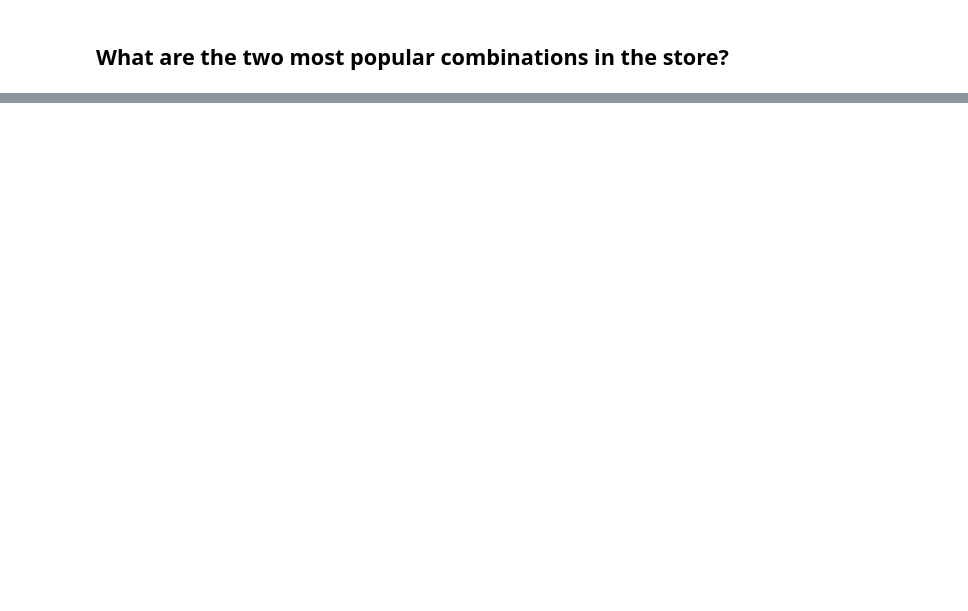
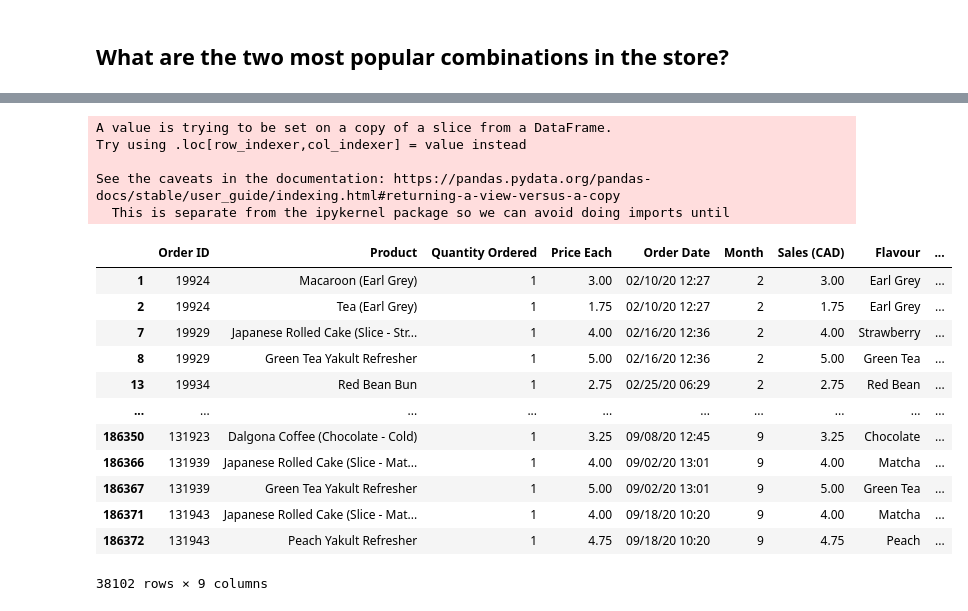
Before and after one commit to Monica-Vu/Sweets-Shop-Mock-Data, a Jupyter notebook: Bakery_Items_Sales_Analysis.ipynb, the cells around one changed output, grey strips where cells are left out. Cells and saved outputs as stored; diff of their text form; code cells hidden in the pictures; blank space fills up the shorter version.

```diff
--- a/Bakery_Items_Sales_Analysis.ipynb
+++ b/Bakery_Items_Sales_Analysis.ipynb
@@ -206,0 +215,5 @@ number_products_sold.idxmax()
+# %%
+# https://thispointer.com/pandas-find-duplicate-rows-in-a-dataframe-based-on-all-or-selected-columns-using-dataframe-duplicated-in-python/
+# https://pandas.pydata.org/pandas-docs/stable/reference/api/pandas.DataFrame.duplicated.html
+
+multiOrderDF = all_data[all_data['Order ID'].duplicated(keep=False)]
@@ -206,0 +236,24 @@ number_products_sold.idxmax()
+# %%
+# source: https://pbpython.com/pandas_transform.html
+
+multiOrderDF['Combination'] = multiOrderDF.groupby('Order ID')['Product'].transform(lambda x: ','.join(x))
+multiOrderDF
+# %% [output]
+A value is trying to be set on a copy of a slice from a DataFrame.
+Try using .loc[row_indexer,col_indexer] = value instead
+
+See the caveats in the documentation: https://pandas.pydata.org/pandas-docs/stable/user_guide/indexing.html#returning-a-view-versus-a-copy
+  This is separate from the ipykernel package so we can avoid doing imports until
+|  | Order ID | Product | Quantity Ordered | Price Each | Order Date | Month | Sales (CAD) | Flavour | ... |
+| 1 | 19924 | Macaroon (Earl Grey) | 1 | 3.00 | 02/10/20 12:27 | 2 | 3.00 | Earl Grey | ... |
+| 2 | 19924 | Tea (Earl Grey) | 1 | 1.75 | 02/10/20 12:27 | 2 | 1.75 | Earl Grey | ... |
+| 7 | 19929 | Japanese Rolled Cake (Slice - Str... | 1 | 4.00 | 02/16/20 12:36 | 2 | 4.00 | Strawberry | ... |
+| 8 | 19929 | Green Tea Yakult Refresher | 1 | 5.00 | 02/16/20 12:36 | 2 | 5.00 | Green Tea | ... |
+| 13 | 19934 | Red Bean Bun | 1 | 2.75 | 02/25/20 06:29 | 2 | 2.75 | Red Bean | ... |
+| ... | ... | ... | ... | ... | ... | ... | ... | ... | ... |
+| 186350 | 131923 | Dalgona Coffee (Chocolate - Cold) | 1 | 3.25 | 09/08/20 12:45 | 9 | 3.25 | Chocolate | ... |
+| 186366 | 131939 | Japanese Rolled Cake (Slice - Mat... | 1 | 4.00 | 09/02/20 13:01 | 9 | 4.00 | Matcha | ... |
+| 186367 | 131939 | Green Tea Yakult Refresher | 1 | 5.00 | 09/02/20 13:01 | 9 | 5.00 | Green Tea | ... |
+| 186371 | 131943 | Japanese Rolled Cake (Slice - Mat... | 1 | 4.00 | 09/18/20 10:20 | 9 | 4.00 | Matcha | ... |
+| 186372 | 131943 | Peach Yakult Refresher | 1 | 4.75 | 09/18/20 10:20 | 9 | 4.75 | Peach | ... |
+38102 rows × 9 columns
```
Also changed, not shown: parts of 21 cells of this notebook.
